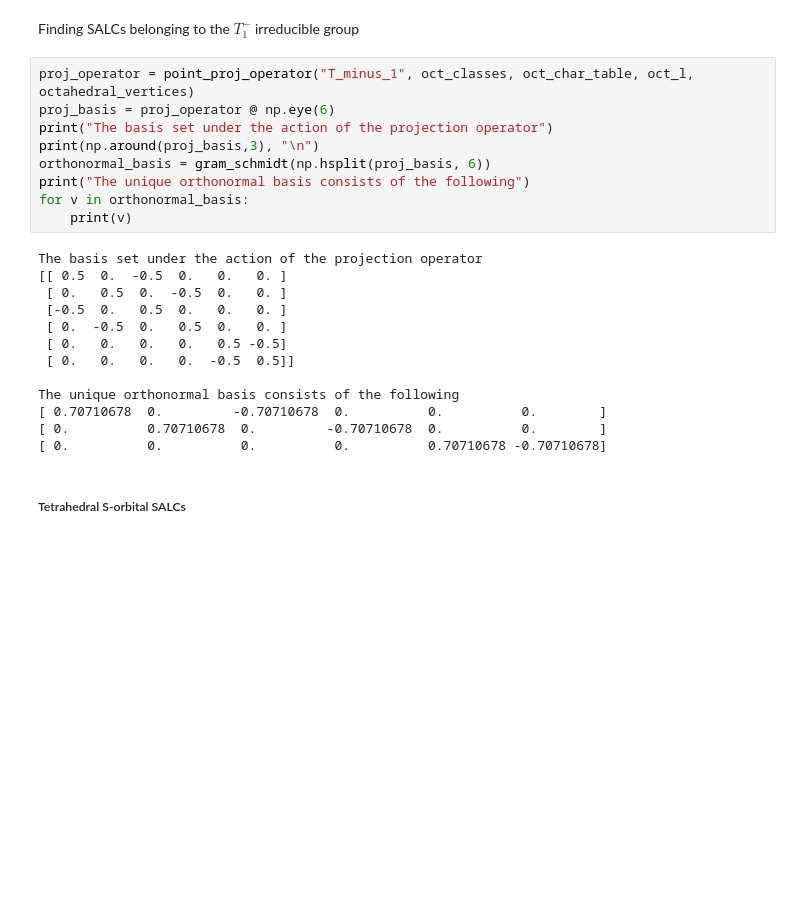
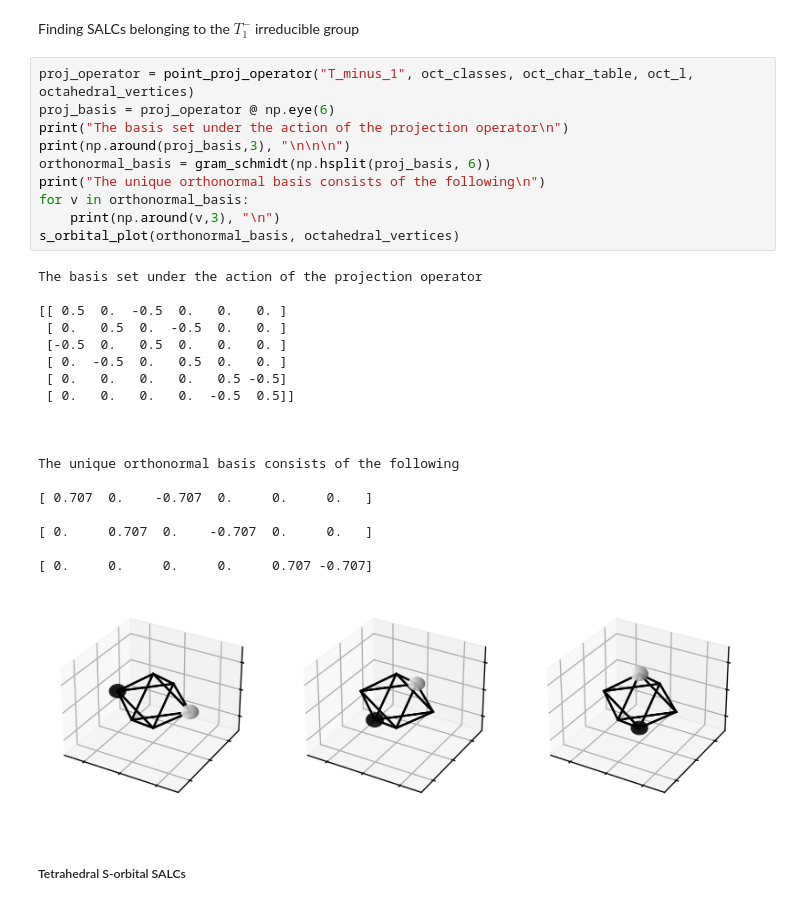
Before and after one commit to jordanlmiller/point-defect-chemistry, a Jupyter notebook: SALCs.ipynb, the cells around one changed output. Drawn from its saved outputs; the diff is of its cells as text; blank space fills up the shorter version.

```diff
--- a/SALCs.ipynb
+++ b/SALCs.ipynb
@@ -351,25 +432,33 @@ Finding SALCs belonging to the $T_1^{-}$ irreducible group
 # %%
 proj_operator = point_proj_operator("T_minus_1", oct_classes, oct_char_table, oct_l, octahedral_vertices)
 proj_basis = proj_operator @ np.eye(6)
-print("The basis set under the action of the projection operator")
-print(np.around(proj_basis,3), "\n")
+print("The basis set under the action of the projection operator\n")
+print(np.around(proj_basis,3), "\n\n\n")
 orthonormal_basis = gram_schmidt(np.hsplit(proj_basis, 6))
-print("The unique orthonormal basis consists of the following")
+print("The unique orthonormal basis consists of the following\n")
 for v in orthonormal_basis:
-    print(v)
+    print(np.around(v,3), "\n")
+s_orbital_plot(orthonormal_basis, octahedral_vertices)
 # %% [output]
 The basis set under the action of the projection operator
+
 [[ 0.5  0.  -0.5  0.   0.   0. ]
  [ 0.   0.5  0.  -0.5  0.   0. ]
  [-0.5  0.   0.5  0.   0.   0. ]
  [ 0.  -0.5  0.   0.5  0.   0. ]
  [ 0.   0.   0.   0.   0.5 -0.5]
  [ 0.   0.   0.   0.  -0.5  0.5]]
 
+
+
 The unique orthonormal basis consists of the following
-[ 0.70710678  0.         -0.70710678  0.          0.          0.        ]
-[ 0.          0.70710678  0.         -0.70710678  0.          0.        ]
-[ 0.          0.          0.          0.          0.70710678 -0.70710678]
+
+[ 0.707  0.    -0.707  0.     0.     0.   ]
+
+[ 0.     0.707  0.    -0.707  0.     0.   ]
+
+[ 0.     0.     0.     0.     0.707 -0.707]
+[figure, added]
 # %% [markdown]
 <h5>Tetrahedral S-orbital SALCs</h5>
 # %%
```
Also changed, not shown: parts of 20 cells of this notebook, 1 other file.
